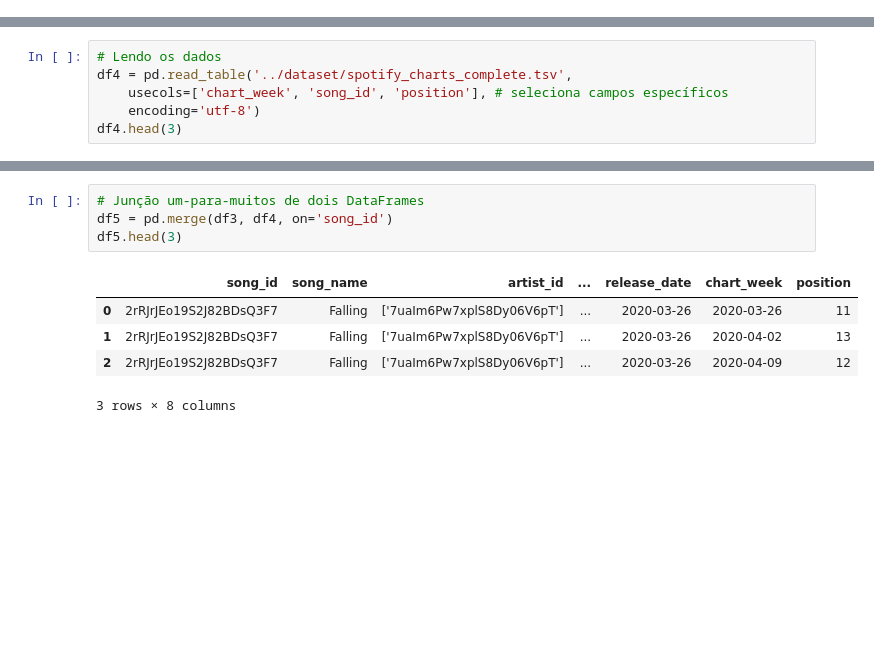
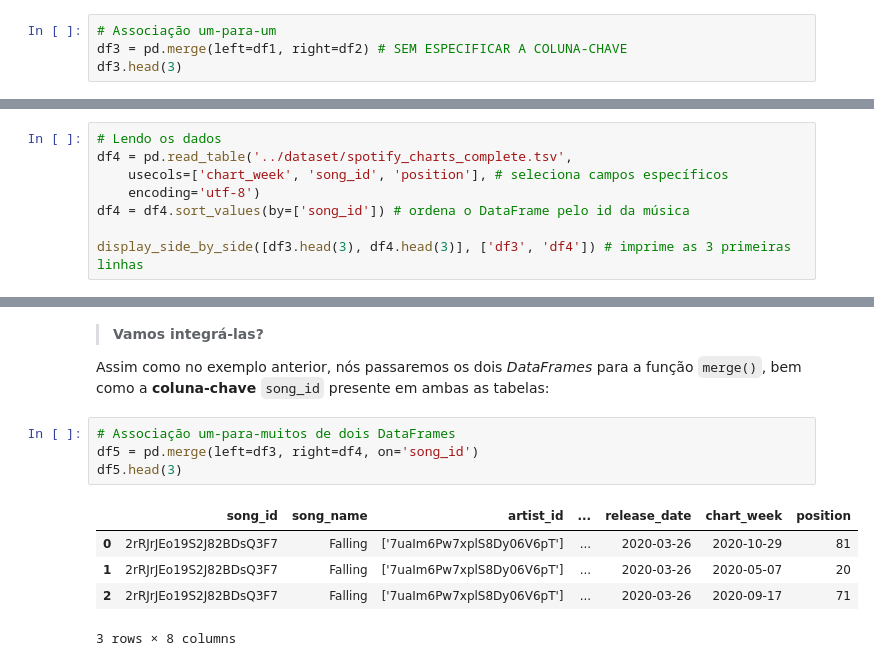
Before and after one commit to opgabriel/jai2021-jupyter, a Jupyter notebook: 4.Transformacao/4.1.Integracao.ipynb, the cells around one changed output, grey strips where cells are left out. Drawn from its saved outputs; the diff is of its cells as text; blank space fills up the shorter version.

```diff
--- a/4.Transformacao/4.1.Integracao.ipynb
+++ b/4.Transformacao/4.1.Integracao.ipynb
@@ -66,0 +148,4 @@ O resultado da junção é um único *DataFrame* que combina as informações da
+# %%
+# Associação um-para-um
+df3 = pd.merge(left=df1, right=df2) # SEM ESPECIFICAR A COLUNA-CHAVE
+df3.head(3)
@@ -75,5 +167,7 @@ A junção um-para-muitos é usada quando uma das duas colunas-chave contém mai
 df4 = pd.read_table('../dataset/spotify_charts_complete.tsv',
     usecols=['chart_week', 'song_id', 'position'], # seleciona campos específicos
     encoding='utf-8')
-df4.head(3)
+df4 = df4.sort_values(by=['song_id']) # ordena o DataFrame pelo id da música
+
+display_side_by_side([df3.head(3), df4.head(3)], ['df3', 'df4']) # imprime as 3 primeiras linhas
 # %% [output]
@@ -84,10 +190,14 @@ df4.head(3)
+# %% [markdown]
+> **Vamos integrá-las?**
+
+Assim como no exemplo anterior, nós passaremos os dois *DataFrames* para a função `merge()`, bem como a **coluna-chave** `song_id` presente em ambas as tabelas:
 # %%
-# Junção um-para-muitos de dois DataFrames
-df5 = pd.merge(df3, df4, on='song_id')
+# Associação um-para-muitos de dois DataFrames
+df5 = pd.merge(left=df3, right=df4, on='song_id')
 df5.head(3)
 # %% [output]
 |  | song_id | song_name | artist_id | ... | release_date | chart_week | position |
-| 0 | 2rRJrJEo19S2J82BDsQ3F7 | Falling | ['7uaIm6Pw7xplS8Dy06V6pT'] | ... | 2020-03-26 | 2020-03-26 | 11 |
-| 1 | 2rRJrJEo19S2J82BDsQ3F7 | Falling | ['7uaIm6Pw7xplS8Dy06V6pT'] | ... | 2020-03-26 | 2020-04-02 | 13 |
-| 2 | 2rRJrJEo19S2J82BDsQ3F7 | Falling | ['7uaIm6Pw7xplS8Dy06V6pT'] | ... | 2020-03-26 | 2020-04-09 | 12 |
+| 0 | 2rRJrJEo19S2J82BDsQ3F7 | Falling | ['7uaIm6Pw7xplS8Dy06V6pT'] | ... | 2020-03-26 | 2020-10-29 | 81 |
+| 1 | 2rRJrJEo19S2J82BDsQ3F7 | Falling | ['7uaIm6Pw7xplS8Dy06V6pT'] | ... | 2020-03-26 | 2020-05-07 | 20 |
+| 2 | 2rRJrJEo19S2J82BDsQ3F7 | Falling | ['7uaIm6Pw7xplS8Dy06V6pT'] | ... | 2020-03-26 | 2020-09-17 | 71 |
 3 rows × 8 columns
```
Also changed, not shown: parts of 66 cells of this notebook, 6 other files.
